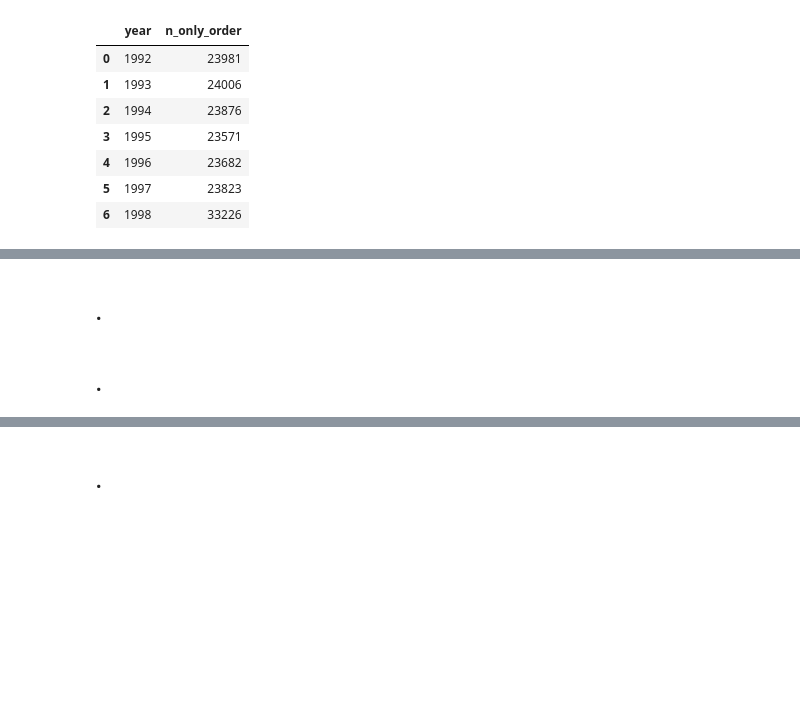
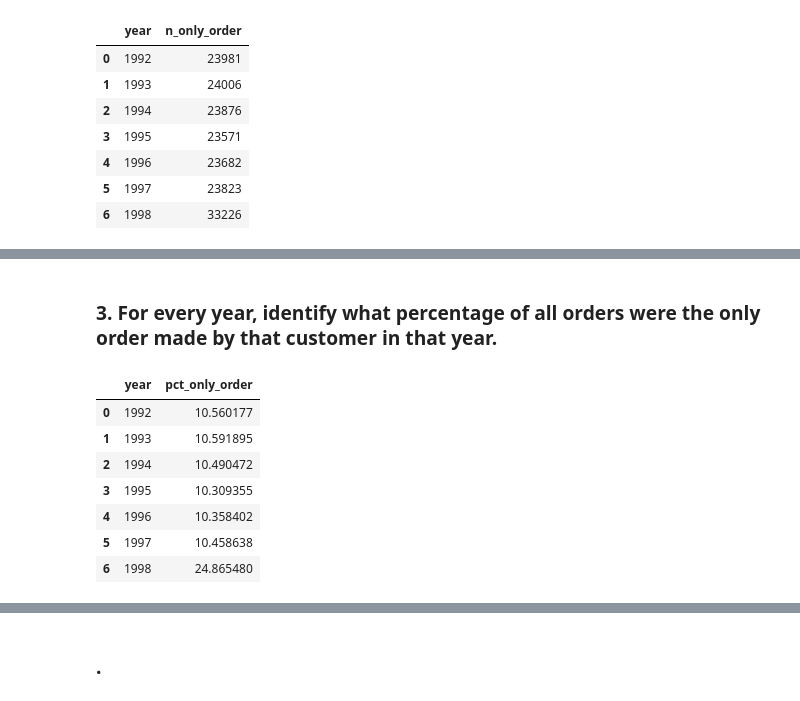
Before and after one commit to bodo-ai/text2pydough, a Jupyter notebook: workbench/AAraya/TPCH_Testing.ipynb, the cells around one changed output, grey strips where cells are left out. Saved outputs shown, nothing was run; the diff lists cells and outputs as text; code cells hidden in the pictures; blank space fills up the shorter version.

```diff
--- a/workbench/AAraya/TPCH_Testing.ipynb
+++ b/workbench/AAraya/TPCH_Testing.ipynb
@@ -1804,2 +1845,0 @@ sql_output
-# %% [markdown]
-### .
@@ -1812,2 +1845,0 @@ sql_output
-# %% [markdown]
-### .
@@ -1819,0 +1846,28 @@ sql_output
+# %% [markdown]
+### 3. For every year, identify what percentage of all orders were the only order made by that customer in that year.
+# %%
+query = '''
+SELECT
+    year,
+    100.0 * SUM(CASE WHEN n_orders = 1 THEN 1 ELSE 0 END) / SUM(n_orders) AS pct_only_order
+FROM (
+    SELECT
+        strftime('%Y', O_ORDERDATE) AS year,
+        COUNT(*) AS n_orders
+    FROM ORDERS
+    GROUP BY O_CUSTKEY, year
+)
+GROUP BY year
+ORDER BY year ASC;
+'''
+sql_output = pd.read_sql_query(query, connection)
+sql_output
+# %% [output]
+|  | year | pct_only_order |
+| 0 | 1992 | 10.560177 |
+| 1 | 1993 | 10.591895 |
+| 2 | 1994 | 10.490472 |
+| 3 | 1995 | 10.309355 |
+| 4 | 1996 | 10.358402 |
+| 5 | 1997 | 10.458638 |
+| 6 | 1998 | 24.865480 |
```
Also changed, not shown: parts of 45 cells of this notebook, 7 other files.
